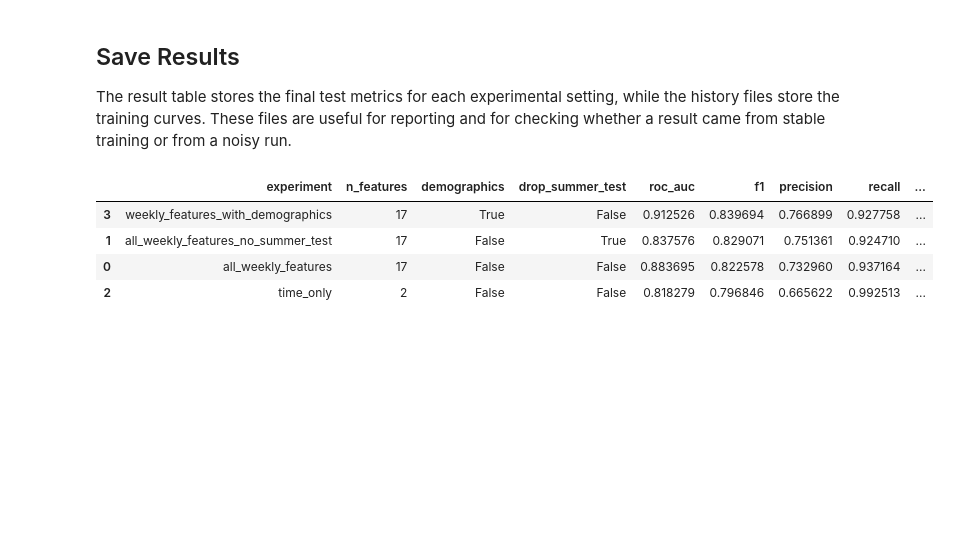
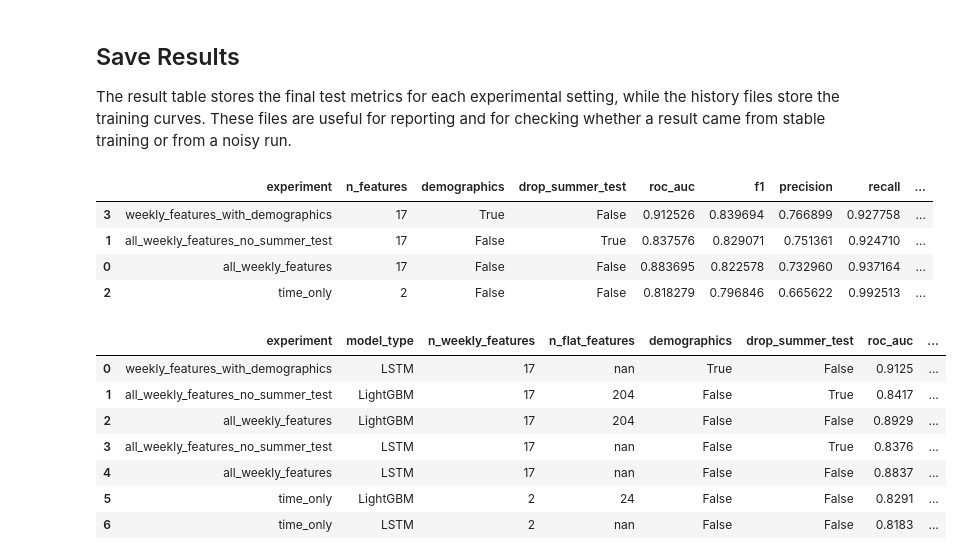
Before and after one commit to loicmisenta/CS-421-Project-learnavi, a Jupyter notebook: stage_2_analysis.ipynb, the cells around one changed output. Saved outputs shown, nothing was run; the diff lists cells and outputs as text; code cells hidden in the pictures; blank space fills up the shorter version.

Commit message:
forget to add lightgbm in stage 2

```diff
--- a/stage_2_analysis.ipynb
+++ b/stage_2_analysis.ipynb
@@ -393,3 +393,56 @@ results_df.sort_values("f1", ascending=False)
 | 1 | all_weekly_features_no_summer_test | 17 | False | True | 0.837576 | 0.829071 | 0.751361 | 0.924710 | ... |
 | 0 | all_weekly_features | 17 | False | False | 0.883695 | 0.822578 | 0.732960 | 0.937164 | ... |
 | 2 | time_only | 2 | False | False | 0.818279 | 0.796846 | 0.665622 | 0.992513 | ... |
+# %%
+lstm_compare = results_df.copy()
+lstm_compare.insert(1, "model_type", "LSTM")
+lstm_compare = lstm_compare.rename(columns={"n_features": "n_weekly_features"})
+lstm_compare["n_flat_features"] = np.nan
+
+comparison_frames = [lstm_compare]
+
+if "lgbm_results_df" in globals():
+    lgbm_compare = lgbm_results_df.copy()
+    lgbm_compare["demographics"] = False
+    comparison_frames.append(lgbm_compare)
+
+comparison_cols = [
+    "experiment",
+    "model_type",
+    "n_weekly_features",
+    "n_flat_features",
+    "demographics",
+    "drop_summer_test",
+    "roc_auc",
+    "f1",
+    "precision",
+    "recall",
+    "threshold",
+    "val_f1",
+]
+
+comparison_df = (
+    pd.concat(comparison_frames, ignore_index=True)
+    .reindex(columns=comparison_cols)
+    .sort_values(["f1", "roc_auc"], ascending=False)
+    .reset_index(drop=True)
+)
+
+comparison_df.style.format({
+    "roc_auc": "{:.4f}",
+    "f1": "{:.4f}",
+    "precision": "{:.4f}",
+    "recall": "{:.4f}",
+    "threshold": "{:.3f}",
+    "val_f1": "{:.4f}",
+    "n_flat_features": "{:.0f}",
+})
+# %% [output]
+|  | experiment | model_type | n_weekly_features | n_flat_features | demographics | drop_summer_test | roc_auc | ... |
+| 0 | weekly_features_with_demographics | LSTM | 17 | nan | True | False | 0.9125 | ... |
+| 1 | all_weekly_features_no_summer_test | LightGBM | 17 | 204 | False | True | 0.8417 | ... |
+| 2 | all_weekly_features | LightGBM | 17 | 204 | False | False | 0.8929 | ... |
+| 3 | all_weekly_features_no_summer_test | LSTM | 17 | nan | False | True | 0.8376 | ... |
+| 4 | all_weekly_features | LSTM | 17 | nan | False | False | 0.8837 | ... |
+| 5 | time_only | LightGBM | 2 | 24 | False | False | 0.8291 | ... |
+| 6 | time_only | LSTM | 2 | nan | False | False | 0.8183 | ... |
```
